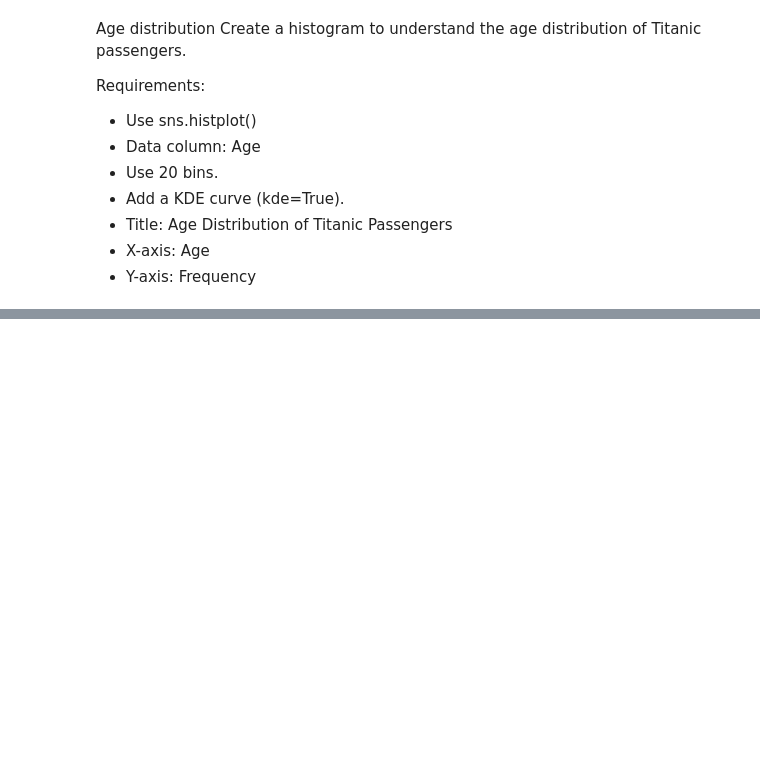
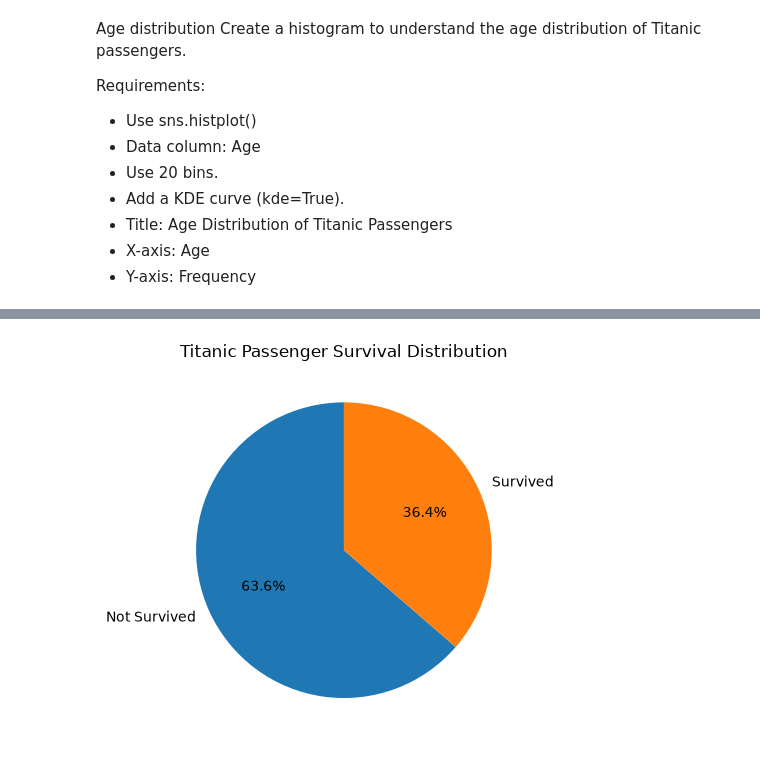
Before and after one commit to Varunreddy1235/Daily-Practice-AI-ML, a Jupyter notebook: Pandas/Titanic_EDA.ipynb, the cells around one changed output, grey strips where cells are left out. Saved outputs shown, nothing was run; the diff lists cells and outputs as text; code cells hidden in the pictures; blank space fills up the shorter version.

```diff
--- a/Pandas/Titanic_EDA.ipynb
+++ b/Pandas/Titanic_EDA.ipynb
@@ -275,0 +329,7 @@ AttributeError: Rectangle.set() got an unexpected keyword argument 'KDE'
+# %%
+
+plt.pie(test_df['Survived'].value_counts()/len(test_df)*100, labels=['Not Survived','Survived'], autopct='%.1f%%', startangle=90)
+plt.title('Titanic Passenger Survival Distribution')
+plt.show()
+# %% [output]
+[figure, added]
```
Also changed, not shown: parts of 46 cells of this notebook.
